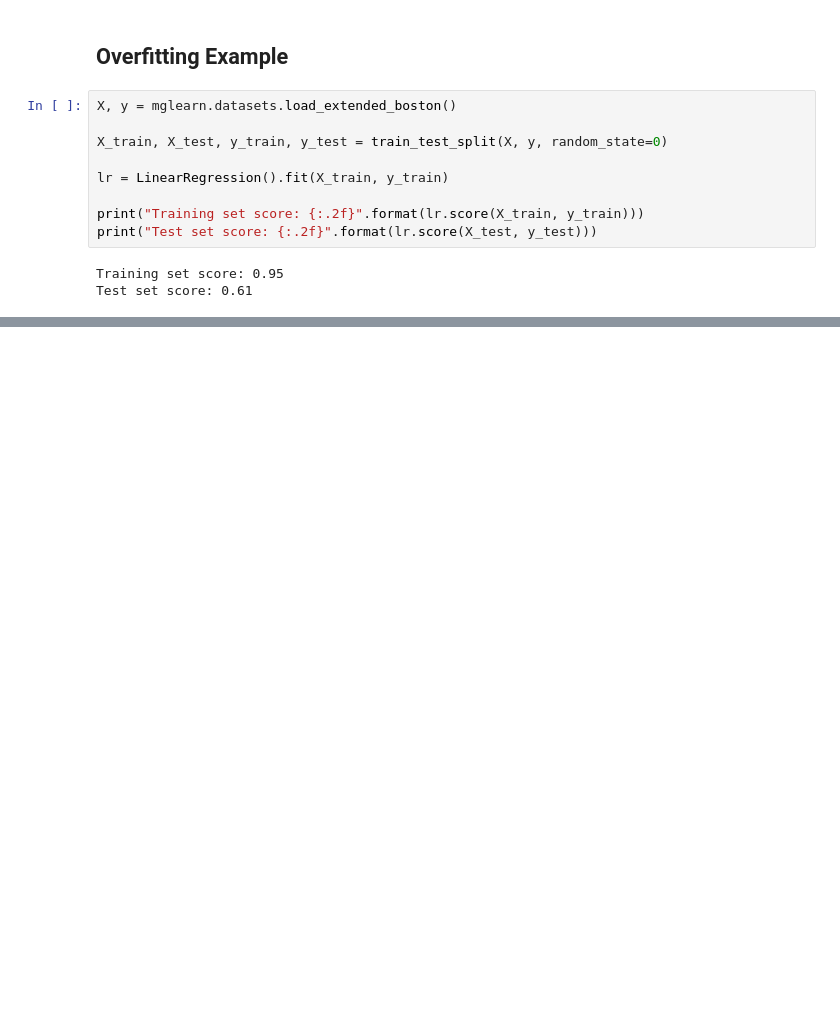
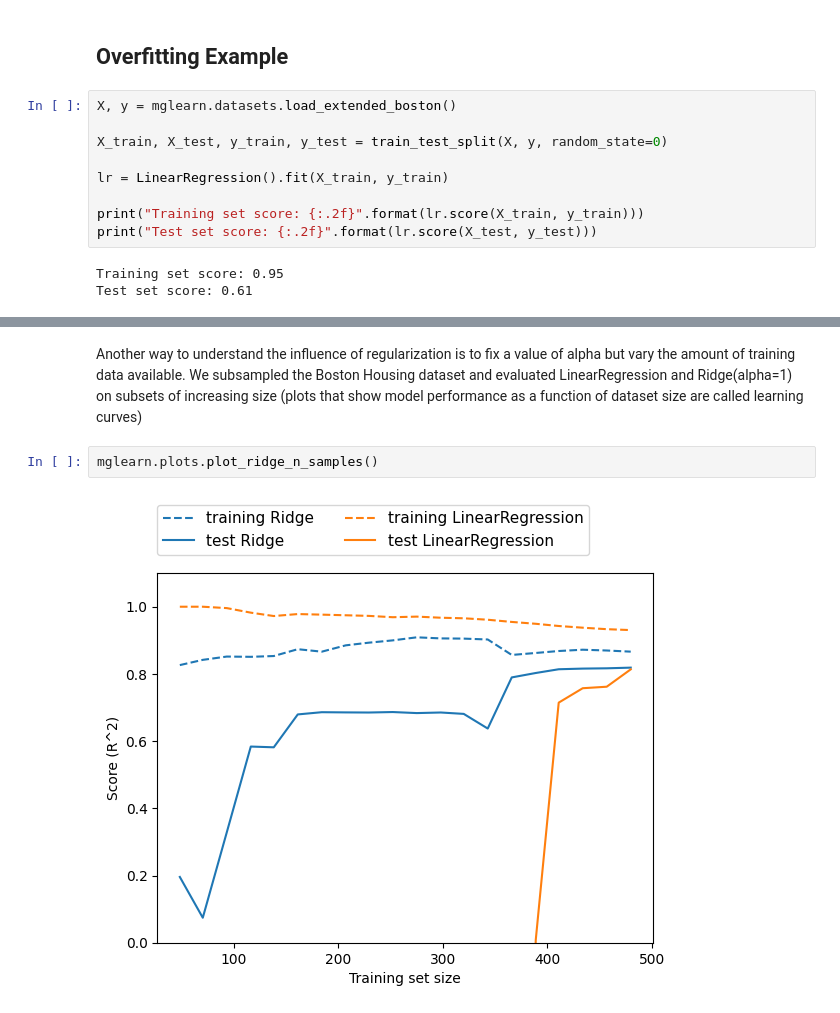
Before and after one commit to IsrakAhmed/CSE4212_Machine_Learning_Lab, a Jupyter notebook: 1. Linear Regeression.ipynb, the cells around one changed output, grey strips where cells are left out. Cells and saved outputs as stored; diff of their text form; blank space fills up the shorter version.

```diff
--- a/1. Linear Regeression.ipynb
+++ b/1. Linear Regeression.ipynb
@@ -70,0 +192,10 @@ Test set score: 0.61
+# %% [markdown]
+Another way to understand the influence of regularization is to fix a value of alpha
+ but vary the amount of training data available. We subsampled the
+ Boston Housing dataset and evaluated LinearRegression and Ridge(alpha=1) on
+ subsets of increasing size (plots that show model performance as a function of dataset
+ size are called learning curves)
+# %%
+mglearn.plots.plot_ridge_n_samples()
+# %% [output]
+[figure, added]
```
Also changed, not shown: parts of 13 cells of this notebook.
